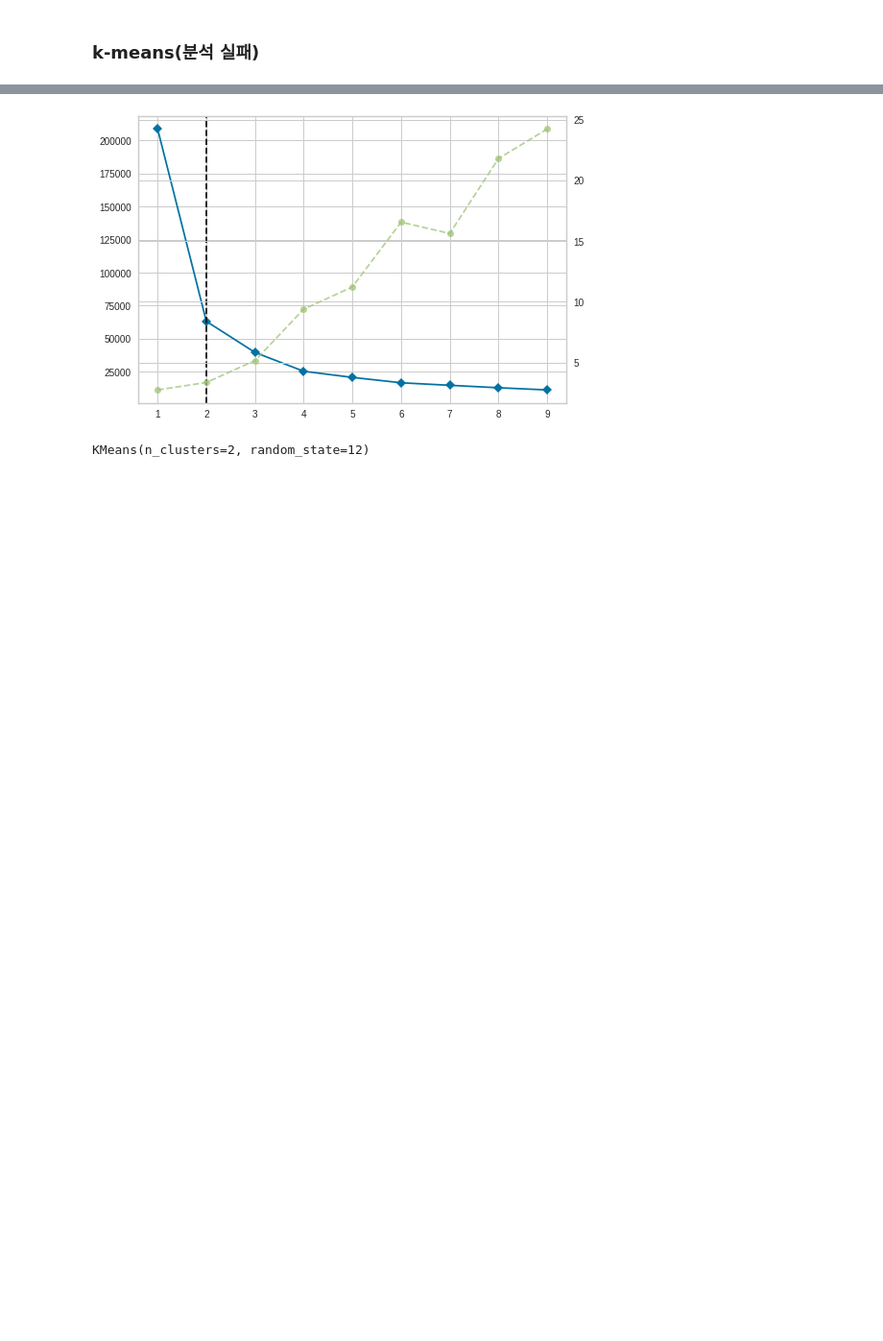
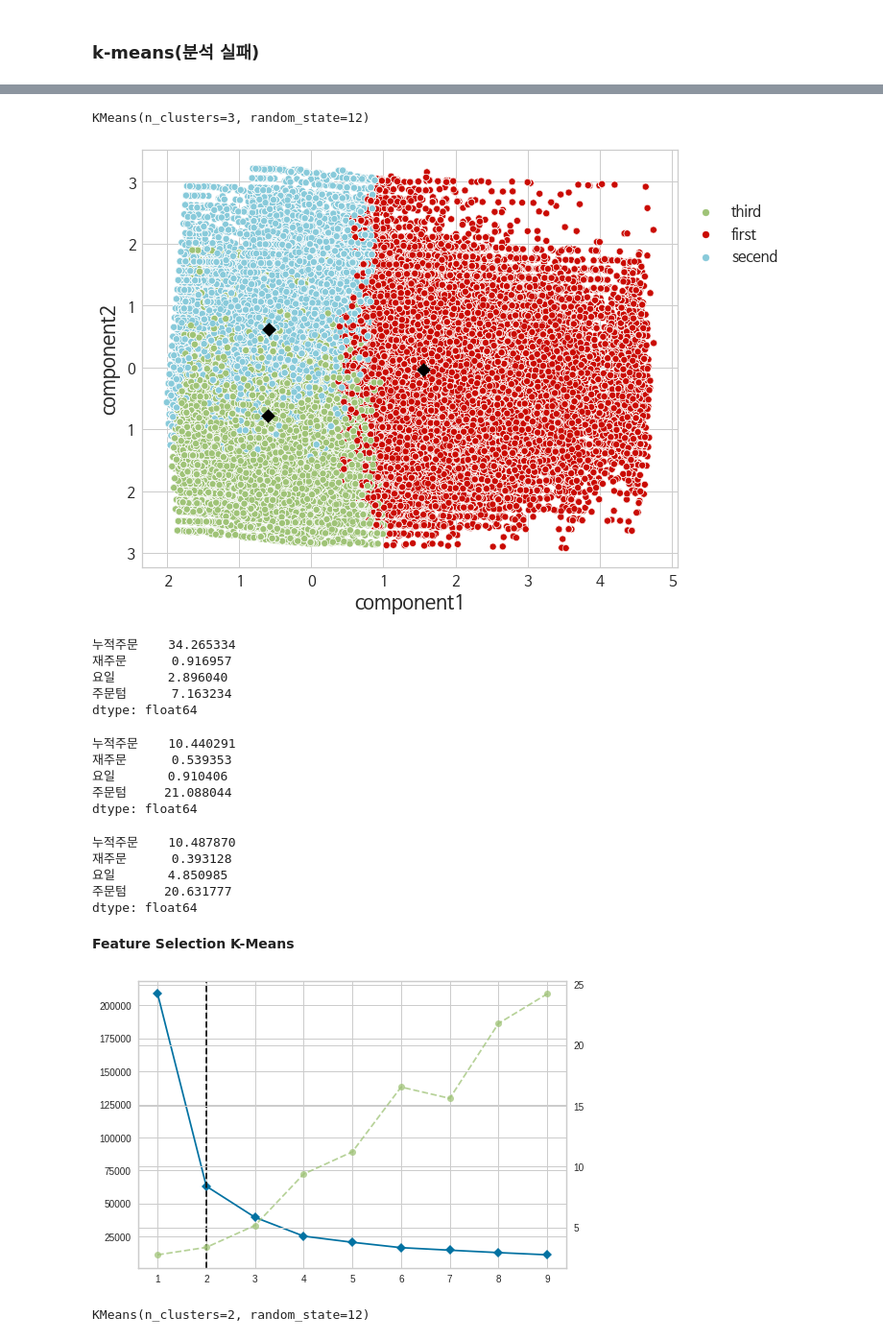
Before and after one commit to ev1025/Instacart, a Jupyter notebook: Instacart 장바구니분석.ipynb, the cells around one changed output, grey strips where cells are left out. Shown at 96% size. Saved outputs shown, nothing was run; the diff lists cells and outputs as text; code cells hidden in the pictures; blank space fills up the shorter version.

```diff
--- a/Instacart 장바구니분석.ipynb
+++ b/Instacart 장바구니분석.ipynb
@@ -721 +762,70 @@ plt.show();
+# %%
+# KMEANS 결과 기록
+k=3
+model = KMeans(n_clusters=k, random_state=12)
+model.fit(pca_one)
+
+df_graph['cluster_pca'] = model.fit_predict(pca_one)
+# %% [output]
+KMeans(n_clusters=3, random_state=12)
+# %%
+# 시각화할 피처엔지니어링
+
+# 기존데이터, pca진행한 데이터를 합쳐준다.
+k_scatter = pd.concat([pd.DataFrame(df_pca), pd.DataFrame(pca_one)],axis=1)
+k_scatter.columns = ['누적주문','재주문','요일','주문텀','주문시간','component1','component2','component3']
+
+# k-means모델 군집 피쳐 생성
+k_scatter['pca_cluster'] = model.labels_
+
+# 범주에 사용할 feature생성
+k_scatter['segment'] = k_scatter['pca_cluster'].map({0:'first',
+                                                      1:'second',
+                                                      2:'third'})
+# %%
+# pca + kmeans 시각화
+
+plt.figure(figsize=(10,8))
+
+# 군집
+x_axis = k_scatter['component1']
+y_axis = k_scatter['component2']
+sns.scatterplot(x_axis, y_axis, hue=k_scatter['segment'],palette=['g','r','c'])
+
+# 군집의 중심점
+centers = pd.DataFrame(model.cluster_centers_,columns=['first','second','third'])
+center_x = centers['first']
+center_y = centers['second']
+plt.scatter(center_x, center_y, s=100, marker='D',c='Black')
+
+plt.legend(bbox_to_anchor=(1, 0.9), fontsize=15)
+plt.show()
+# %% [output]
+[figure, added]
+# %%
+k_scatter[k_scatter['segment']=='first'].iloc[:,:4].mean()
+# %% [output]
+누적주문    34.265334
+재주문      0.916957
+요일       2.896040
+주문텀      7.163234
+dtype: float64
+# %%
+k_scatter[k_scatter['segment']=='second'].iloc[:,:4].mean()
+# %% [output]
+누적주문    10.440291
+재주문      0.539353
+요일       0.910406
+주문텀     21.088044
+dtype: float64
+# %%
+k_scatter[k_scatter['segment']=='third'].iloc[:,:4].mean()
+# %% [output]
+누적주문    10.487870
+재주문      0.393128
+요일       4.850985
+주문텀     20.631777
+dtype: float64
+# %% [markdown]
+**Feature Selection K-Means**
 # %%
```
Also changed, not shown: parts of 9 cells of this notebook.
